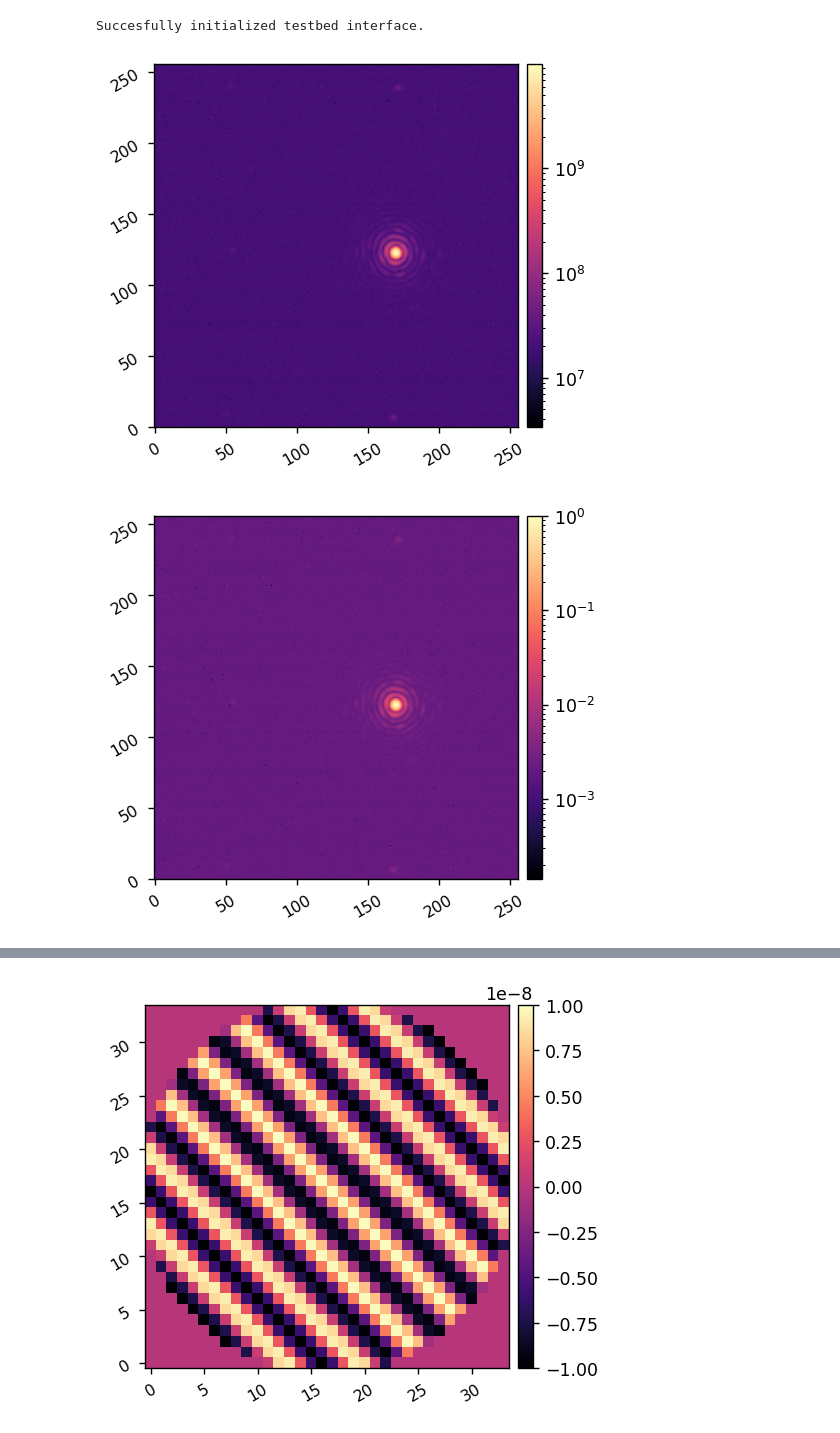
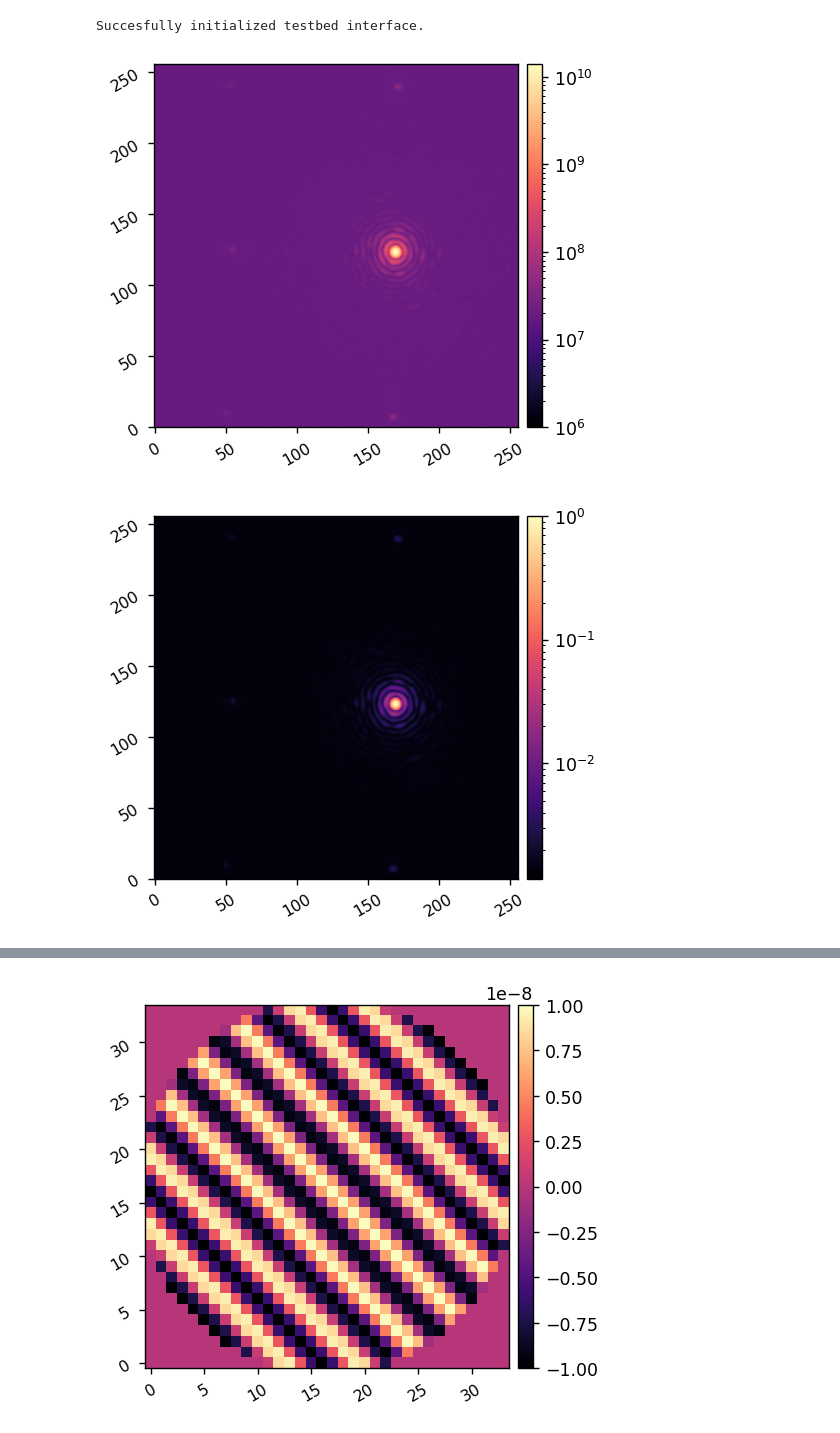
Before and after one commit to uasal/scoob-psf, a Jupyter notebook: example-notebooks/scoobi_demo.ipynb, the cells around one changed output, grey strips where cells are left out. Drawn from its saved outputs; the diff is of its cells as text; code cells hidden in the pictures.

```diff
--- a/example-notebooks/scoobi_demo.ipynb
+++ b/example-notebooks/scoobi_demo.ipynb
@@ -27,2 +31,4 @@ scoobi.move_psf(20, 0)
+# %%
+tbi.bias = 63
 # %%
 tbi.exp_time = 0.1*u.millisecond
@@ -29,17 +36,17 @@ tbi.exp_time = 0.1*u.millisecond
 # %%
-tbi.attenuation = 28
+tbi.attenuation = 26
 # %%
 tbi.normalize = True
 # tbi.normalize = False
 # %%
 raw_im = tbi.snap()
-imshow1(raw_im, lognorm=True)
+imshow1(raw_im, lognorm=True, vmin=1e6)
 # %% [output]
-[figure, old version]
+[figure, new version]
 # %%
 tbi.Imax_ref = xp.max(raw_im)
 # %%
 ref_psf = tbi.snap()
 imshow1(ref_psf, lognorm=True)
 # %% [output]
-[figure, old version]
+[figure, new version]
```
Also changed, not shown: parts of 24 cells of this notebook, 3 other files.
